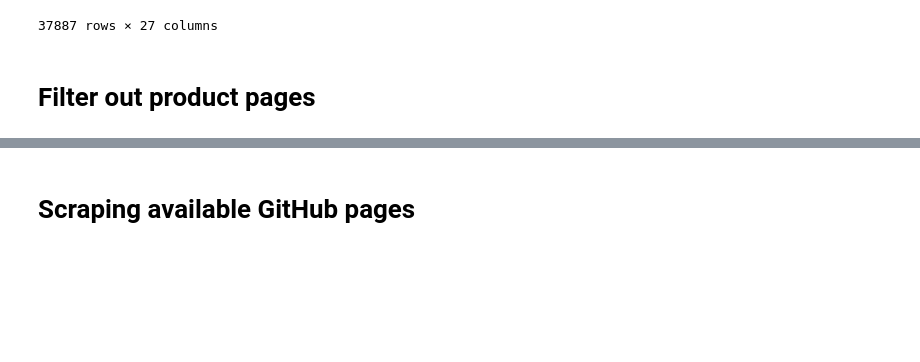
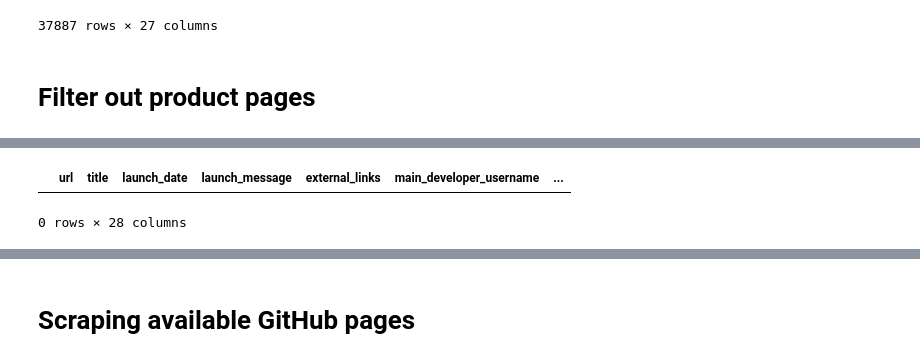
Before and after one commit to yanagerina/researchproposal, a Jupyter notebook: Scraper_XDA.ipynb, the cells around one changed output, grey strips where cells are left out. Drawn from its saved outputs; the diff is of its cells as text; code cells hidden in the pictures; blank space fills up the shorter version.

```diff
--- a/Scraper_XDA.ipynb
+++ b/Scraper_XDA.ipynb
@@ -504,0 +503,5 @@ pages_clean = pages_pd[pages_pd["ext_links_ind"]==True]
+# %%
+pages_pd[pages_pd["ext_links_ind"].isnull()]
+# %% [output]
+|  | url | title | launch_date | launch_message | external_links | main_developer_username | ... |
+0 rows × 28 columns
```
Also changed, not shown: parts of 7 cells of this notebook, 3 other files.
